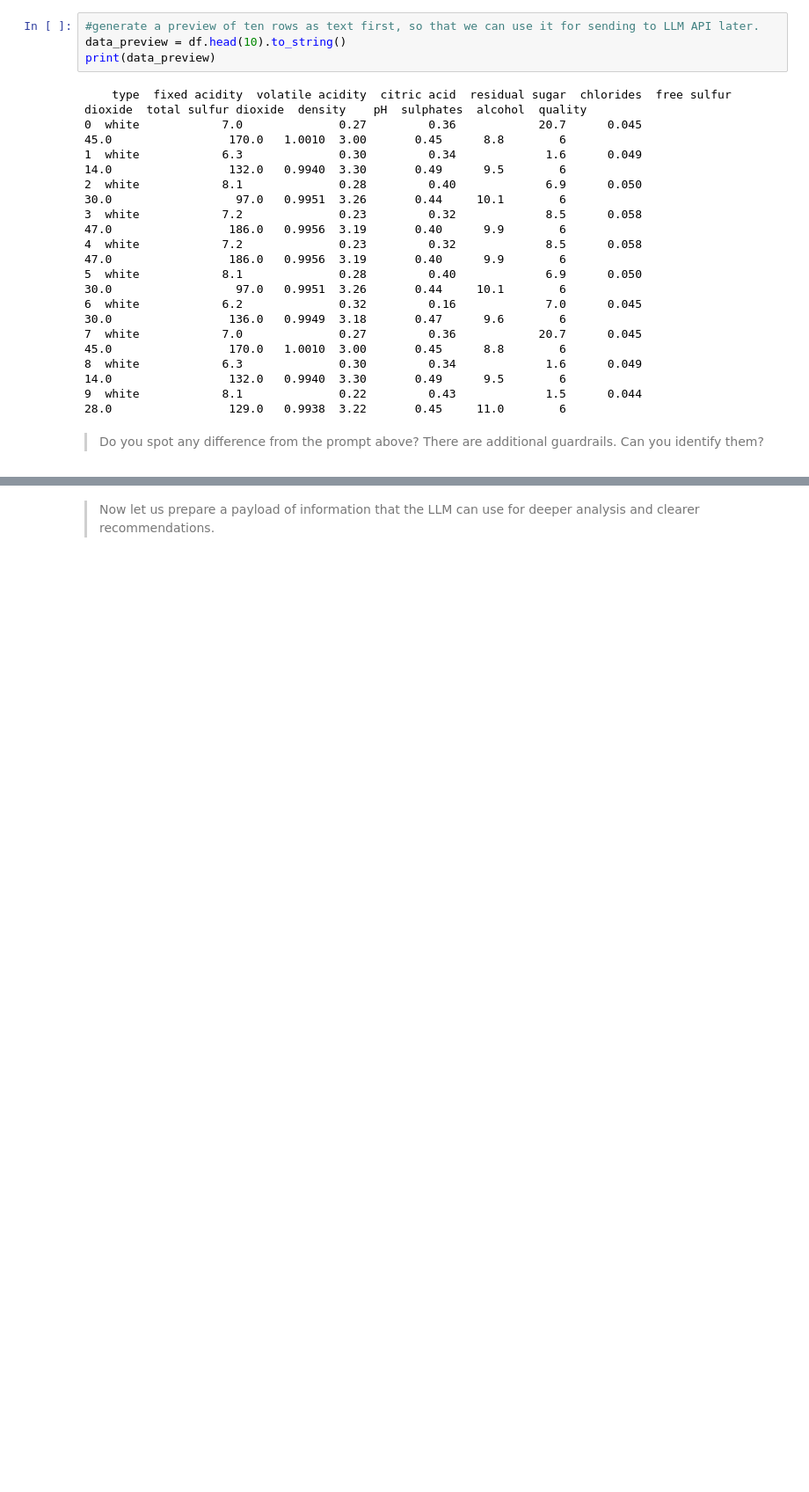
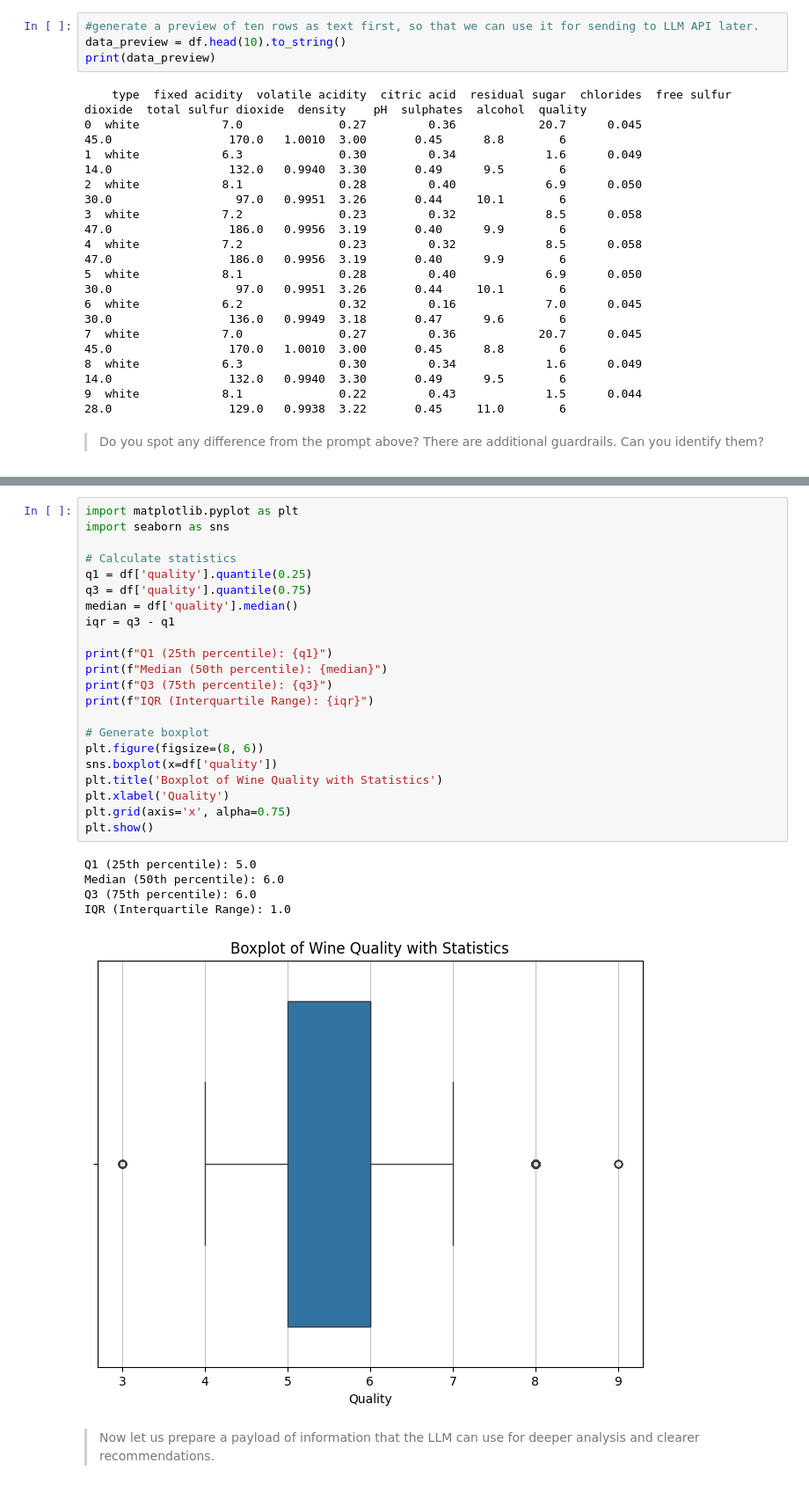
Before and after one commit to alpie13-blip/ADALL_github, a Jupyter notebook: ADALL/4641601C_ADALL_Project.ipynb, the cells around one changed output, grey strips where cells are left out. Shown at 88% size. Cells and saved outputs as stored; diff of their text form; blank space fills up the shorter version.

```diff
--- a/ADALL/4641601C_ADALL_Project.ipynb
+++ b/ADALL/4641601C_ADALL_Project.ipynb
@@ -155,3 +169,31 @@ Final notes / caveats
+# %%
+import matplotlib.pyplot as plt
+import seaborn as sns
+
+# Calculate statistics
+q1 = df['quality'].quantile(0.25)
+q3 = df['quality'].quantile(0.75)
+median = df['quality'].median()
+iqr = q3 - q1
+
+print(f"Q1 (25th percentile): {q1}")
+print(f"Median (50th percentile): {median}")
+print(f"Q3 (75th percentile): {q3}")
+print(f"IQR (Interquartile Range): {iqr}")
+
+# Generate boxplot
+plt.figure(figsize=(8, 6))
+sns.boxplot(x=df['quality'])
+plt.title('Boxplot of Wine Quality with Statistics')
+plt.xlabel('Quality')
+plt.grid(axis='x', alpha=0.75)
+plt.show()
+# %% [output]
+Q1 (25th percentile): 5.0
+Median (50th percentile): 6.0
+Q3 (75th percentile): 6.0
+IQR (Interquartile Range): 1.0
+[figure, added]
 # %% [markdown]
 >Now let us prepare a payload of information that the LLM can use for deeper analysis and clearer recommendations.
 # %%
```
Also changed, not shown: parts of 7 cells of this notebook.
